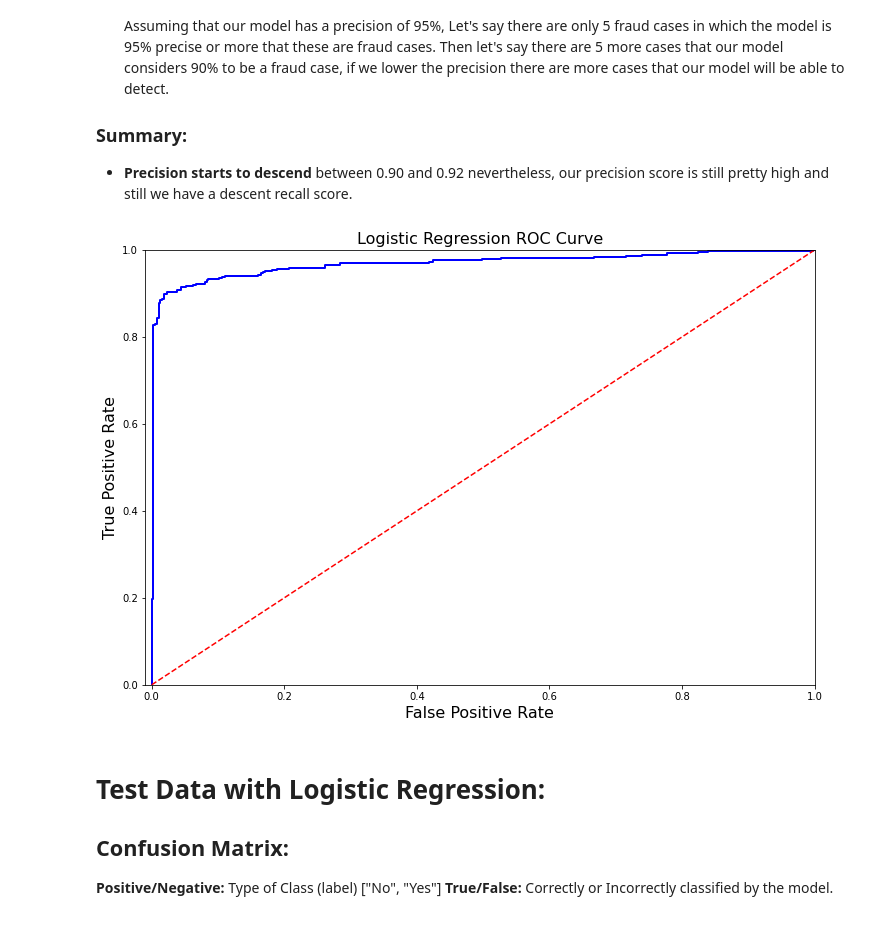
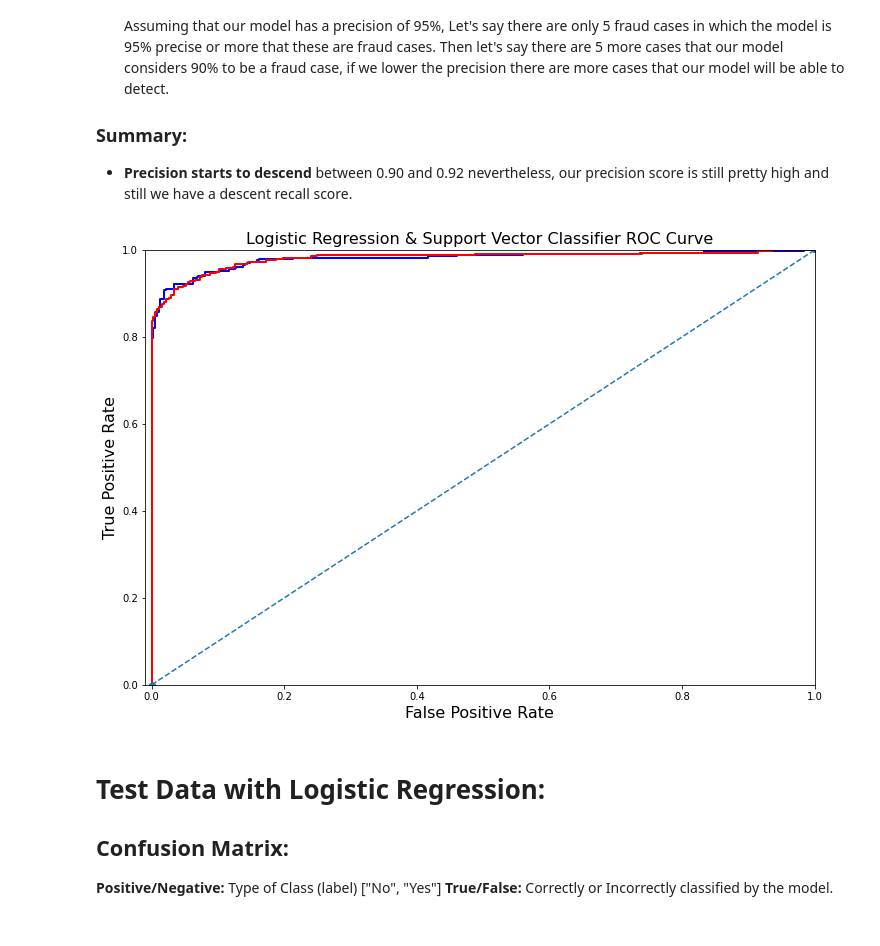
Before and after one commit to keshari112k/Credit-Card-Fraud-Detection, a Jupyter notebook: Credit_Card_Fraud_Detection.ipynb, the cells around one changed output. Saved outputs shown, nothing was run; the diff lists cells and outputs as text; code cells hidden in the pictures.

```diff
--- a/Credit_Card_Fraud_Detection.ipynb
+++ b/Credit_Card_Fraud_Detection.ipynb
@@ -112,0 +120,2 @@ df.describe()
+# %%
+df.drop_duplicates(inplace = True)
@@ -289,9 +250,9 @@ In this phase of the project we will implement *"Random Under Sampling"* which b
 
 df = df.sample(frac=1)
 
-# amount of fraud classes 492 rows.
+# amount of fraud classes 473 rows.
 fraud_df = df.loc[df['Class'] == 1]
-non_fraud_df = df.loc[df['Class'] == 0][:492]
+non_fraud_df = df.loc[df['Class'] == 0][:473]
 
 normal_distributed_df = pd.concat([fraud_df, non_fraud_df])
 
@@ -865,15 +738,16 @@ In this section we will ive a deeper look into the <b> logistic regression class
 # %%
 def logistic_roc_curve(log_fpr, log_tpr):
     plt.figure(figsize=(12,8))
-    plt.title('Logistic Regression ROC Curve', fontsize=16)
-    plt.plot(log_fpr, log_tpr, 'b-', linewidth=2)
-    plt.plot([0, 1], [0, 1], 'r--')
+    plt.title('Logistic Regression & Support Vector Classifier ROC Curve', fontsize=16)
+    plt.plot(log_fpr, log_tpr,'b-', linewidth=2, label='Logistic Regression Classifier Score: {:.4f}'.format(roc_auc_score(y_train, log_reg_pred)))
+    plt.plot(svc_fpr, svc_tpr, 'r-', linewidth=2, label='Support Vector Classifier Score: {:.4f}'.format(roc_auc_score(y_train, svc_pred)))
+    plt.plot([0, 1], [0, 1], 'p--')
     plt.xlabel('False Positive Rate', fontsize=16)
     plt.ylabel('True Positive Rate', fontsize=16)
     plt.axis([-0.01,1,0,1])
 
 
 logistic_roc_curve(log_fpr, log_tpr)
 plt.show()
 # %% [output]
-[figure, old version]
+[figure, new version]
```
Also changed, not shown: parts of 38 cells of this notebook.
